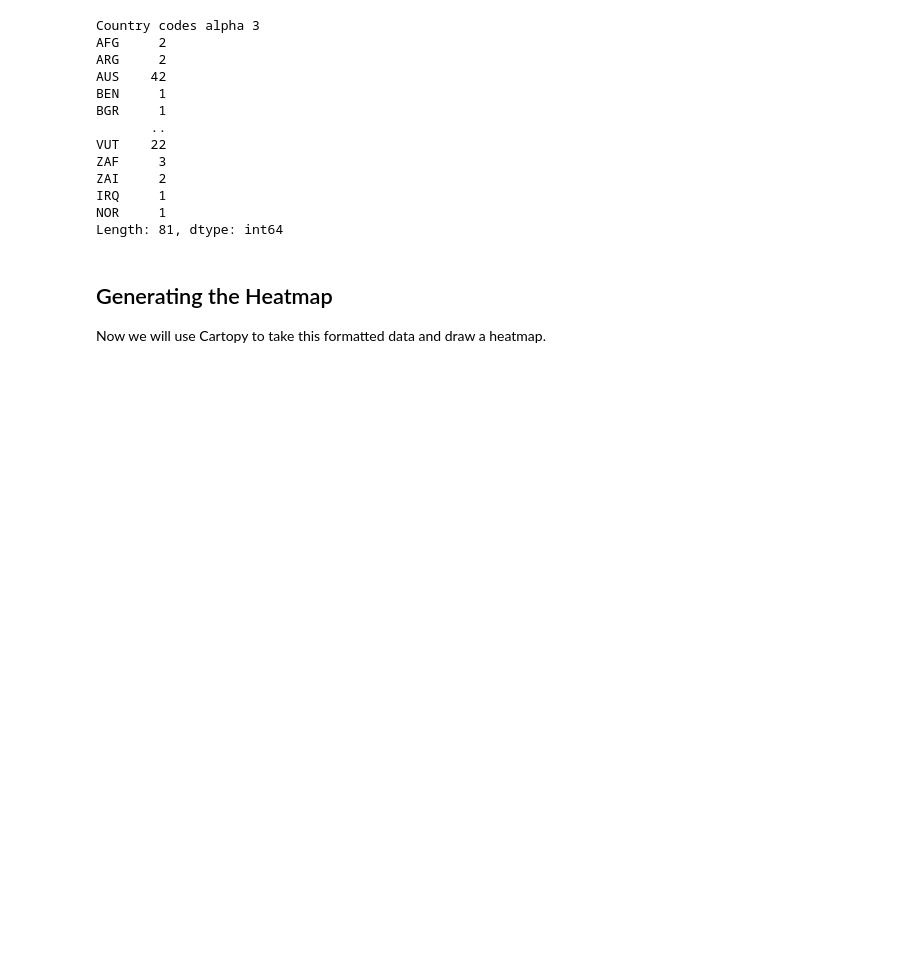
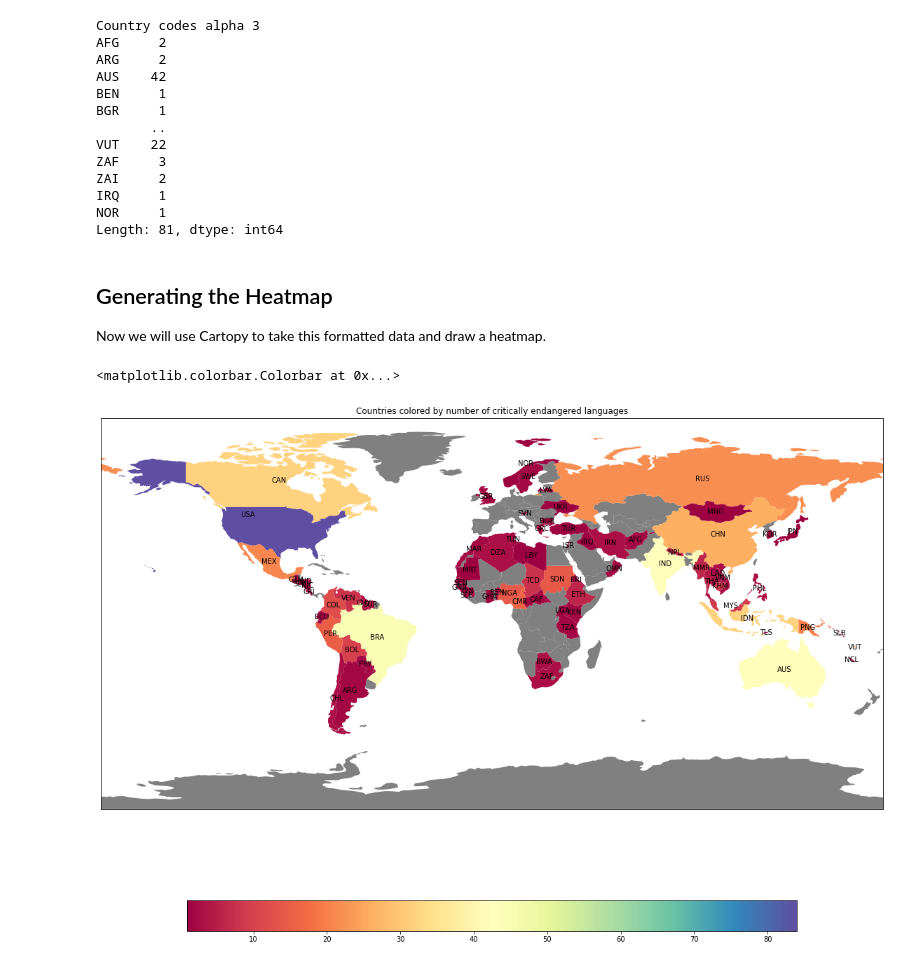
Before and after one commit to vikramr2/TE-Correlations, a Jupyter notebook: UNESCO-Endangered-Languages.ipynb, the cells around one changed output. Cells and saved outputs as stored; diff of their text form; code cells hidden in the pictures; blank space fills up the shorter version.

Commit message:
Colored map

```diff
--- a/UNESCO-Endangered-Languages.ipynb
+++ b/UNESCO-Endangered-Languages.ipynb
@@ -89,3 +93,55 @@ Length: 81, dtype: int64
 ## Generating the Heatmap
 
 Now we will use Cartopy to take this formatted data and draw a heatmap.
+# %%
+def colormap(mapname, vals, vmin=None, vmax=None):
+    """ Creates some colormap related objects give the name of a colorm
+    and an array `vals` of values that need to  be color mapped. """
+
+    vmin = vmin if vmin else vals.min()
+    vmax = vmax if vmax else vals.max()
+
+    norms = Normalize(vmin, vmax, clip=True)
+    cmap = cm.ScalarMappable(norm=norms, cmap=plt.get_cmap(mapname))
+    *cvals, = map(cmap.to_rgba, vals)
+
+    return cvals, cmap, norms
+
+# Create color scheme for the map and convert it into a dictionary
+*colormaps, = map(lambda x,y: colormap(x,y), ['Spectral'], [data.values])
+color_dict = [dict(zip(data.index, cmap[0])) for cmap in colormaps]
+color_dict = color_dict[0]
+
+# Create the plot
+ax = plt.axes(projection=ccrs.PlateCarree())
+ax.figure.set_size_inches(20, 16)
+
+# Load world map and extract data
+shpfilename = shpreader.natural_earth(resolution='110m',
+                                    category='cultural',
+                                    name='admin_0_countries')
+countries = shpreader.Reader(shpfilename).records()
+
+ax.patch.set_visible(False)
+
+for country in countries:
+    # Get the country code for each country as that is recognized in the series
+    country_code = country.attributes['GU_A3']
+    try:
+        # Add and color the country if possible
+        ax.add_geometries([country.geometry], ccrs.PlateCarree(), facecolor=color_dict[country_code], label=country_code)
+        cx, cy = country.geometry.centroid.x, country.geometry.centroid.y
+        ax.text(cx, cy, country_code, ha='center', va='center',
+                transform=ccrs.PlateCarree())
+    except:
+        # Otherwise color it grey
+        ax.add_geometries([country.geometry], ccrs.PlateCarree(), facecolor=(0.5, 0.5, 0.5, 1))
+
+# Set title
+ax.set_title('Countries colored by number of critically endangered languages')
+
+# Create color bar
+plt.colorbar(colormaps[0][1], ax=ax, orientation='horizontal', fraction=0.05, shrink=0.8)
+# %% [output]
+<matplotlib.colorbar.Colorbar at 0x...>
+[figure, added]
```
Also changed, not shown: parts of 2 cells of this notebook.
